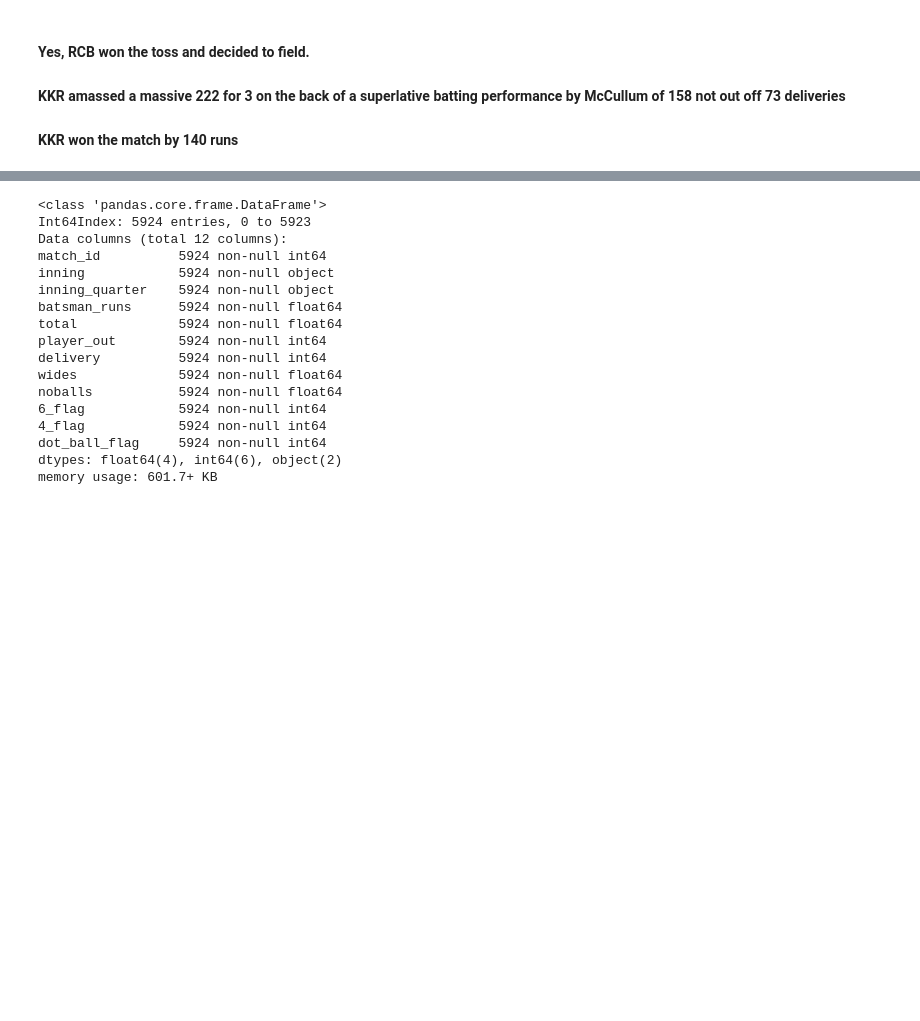
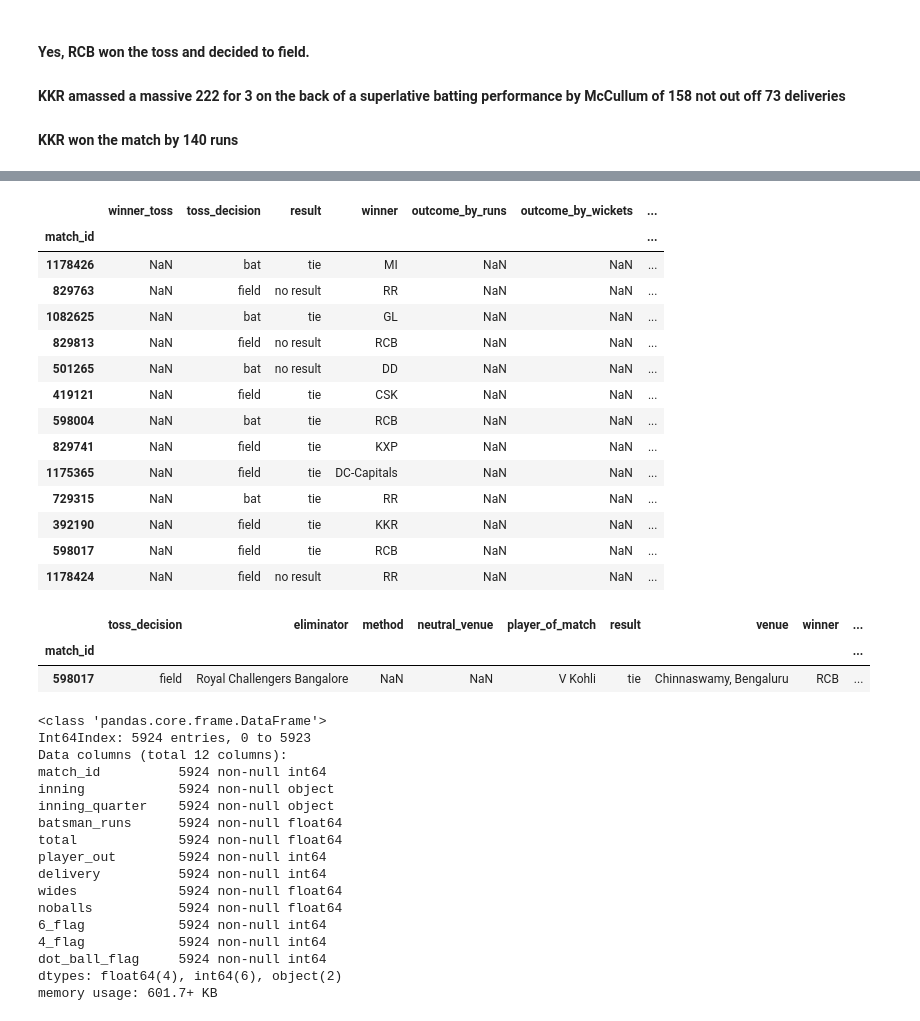
Before and after one commit to ravi-gopalan/ipl_analysis, a Jupyter notebook: ipl_analysis_v3.ipynb, the cells around one changed output, grey strips where cells are left out. Saved outputs shown, nothing was run; the diff lists cells and outputs as text; code cells hidden in the pictures; blank space fills up the shorter version.

```diff
--- a/ipl_analysis_v3.ipynb
+++ b/ipl_analysis_v3.ipynb
@@ -1795,3 +1804,6 @@ df_batsman.query('match_id==335982').sort_values(by='runs_scored',ascending=Fals
 #### Yes, RCB won the toss and decided to field.
 #### KKR amassed a massive 222 for 3 on the back of a superlative batting performance by McCullum of 158 not out off 73 deliveries
 #### KKR won the match by 140 runs
+# %%
+df_match_outcomes = df_match_summary[['winner_toss','toss_decision','result','winner','outcome_by_runs','outcome_by_wickets','team_1','team_2']]
+df_match_outcomes.head()
@@ -1797,0 +1818,23 @@ df_batsman.query('match_id==335982').sort_values(by='runs_scored',ascending=Fals
+# %%
+def determine_team_batting_first(row):
+  if row['toss_decision'] == 'bat':
+    value = row['winner_toss']
+  elif (row['toss_decision'] == 'field') & (row['team_1']==row['winner_toss']):
+    value = row['team_2']
+  else:
+    value = row['team_1']
+  return value
+
+def determine_team_batting_second(row):
+  if row['toss_decision'] == 'field':
+    value = row['winner_toss']
+  elif (row['toss_decision'] == 'bat') & (row['team_1']==row['winner_toss']):
+    value = row['team_2']
+  else:
+    value = row['team_1']
+  return value
+
+df_match_outcomes['team_batting_first'] = df_match_outcomes.apply(lambda row: determine_team_batting_first(row),axis=1)
+df_match_outcomes['team_batting_second'] = df_match_outcomes.apply(lambda row: determine_team_batting_second(row),axis=1)
+
+df_match_outcomes.head()
@@ -1797,0 +1857,4 @@ df_batsman.query('match_id==335982').sort_values(by='runs_scored',ascending=Fals
+# %%
+df_match_outcomes.drop(columns=['team_1','team_2'],axis=1,inplace=True)
+
+df_match_outcomes.head()
@@ -1798,3 +1873,27 @@ df_batsman.query('match_id==335982').sort_values(by='runs_scored',ascending=Fals
+# %%
+df_match_outcomes[df_match_outcomes['result'].notna()]
+# %% [output]
+|  | winner_toss | toss_decision | result | winner | outcome_by_runs | outcome_by_wickets | ... |
+| match_id |  |  |  |  |  |  | ... |
+| 1178426 | NaN | bat | tie | MI | NaN | NaN | ... |
+| 829763 | NaN | field | no result | RR | NaN | NaN | ... |
+| 1082625 | NaN | bat | tie | GL | NaN | NaN | ... |
+| 829813 | NaN | field | no result | RCB | NaN | NaN | ... |
+| 501265 | NaN | bat | no result | DD | NaN | NaN | ... |
+| 419121 | NaN | field | tie | CSK | NaN | NaN | ... |
+| 598004 | NaN | bat | tie | RCB | NaN | NaN | ... |
+| 829741 | NaN | field | tie | KXP | NaN | NaN | ... |
+| 1175365 | NaN | field | tie | DC-Capitals | NaN | NaN | ... |
+| 729315 | NaN | bat | tie | RR | NaN | NaN | ... |
+| 392190 | NaN | field | tie | KKR | NaN | NaN | ... |
+| 598017 | NaN | field | tie | RCB | NaN | NaN | ... |
+| 1178424 | NaN | field | no result | RR | NaN | NaN | ... |
+# %%
+df_match_summary.query('match_id == 598017')
+# %% [output]
+|  | toss_decision | eliminator | method | neutral_venue | player_of_match | result | venue | winner | ... |
+| match_id |  |  |  |  |  |  |  |  | ... |
+| 598017 | field | Royal Challengers Bangalore | NaN | NaN | V Kohli | tie | Chinnaswamy, Bengaluru | RCB | ... |
 # %%
 df_inning_wise.info()
 # %% [output]
```
Also changed, not shown: parts of 9 cells of this notebook.
